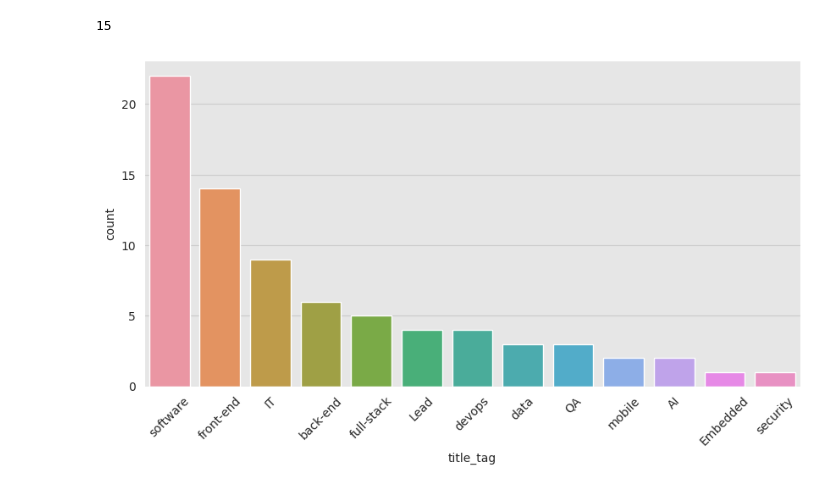
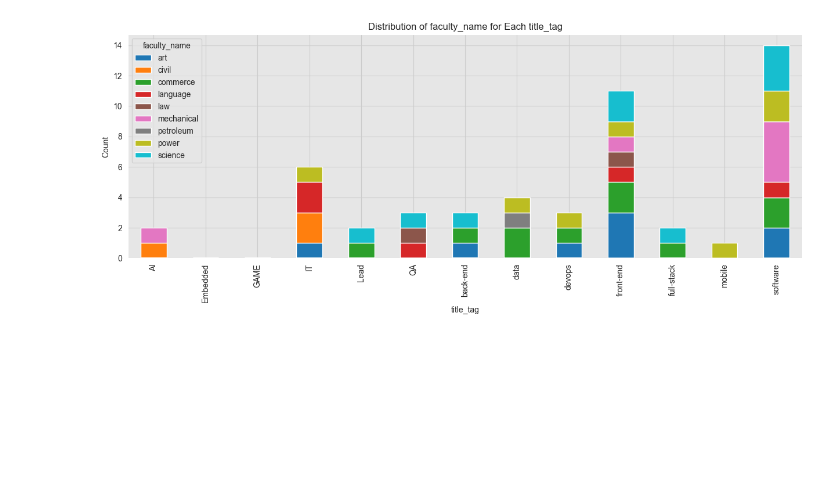
Before and after one commit to Mostafa-wael/Exploring-the-Landscape-of-the-Egyptian-Software-Market, a Jupyter notebook: notebooks/mechanism.ipynb, the cells around one changed output. Cells and saved outputs as stored; diff of their text form; code cells hidden in the pictures; blank space fills up the shorter version.

```diff
--- a/notebooks/mechanism.ipynb
+++ b/notebooks/mechanism.ipynb
@@ -23,6 +47,7 @@ education_df.head()
 # %%
-experience_df = pd.read_csv('../data/preprocessed-data/normalized csv/experiences.csv')
 experience_df = experience_df[(experience_df['title_tag'] != 'internship') & (experience_df['EmploymentType'] != 'Internship')]
-experience_df = experience_df[(experience_df['title_tag'] != 'student') & (experience_df['title_tag'] != 'teaching')]
+experience_df = experience_df[(experience_df['title_tag'] != 'student')]
+experience_df = experience_df[(experience_df['title_tag'] != 'teaching')]
+print(experience_df.shape)
 experience_df.head()
 # %% [output]
@@ -122,13 +197,13 @@ Name: faculty_name, dtype: int64
-# %%
-# get number of these who studied in iti
-len(education_df[(education_df['User'].isin(df['User'])) & (education_df['university_name'] == '#iti')])
-# %% [output]
-15
-# %%
-# vis title tag
-plt.figure(figsize=(10, 5))
-sns.countplot(x='title_tag', data=df, order=df['title_tag'].value_counts().index)
-plt.xticks(rotation=45)
-plt.show()
-# %% [output]
-[figure, removed]
+# %%
+# Draw a stack plot to show the percentage each faculty_name and title_tag for the shifted_df
+segment_counts = shifted_df.groupby(['title_tag', 'faculty_name']).size().unstack()
+# drop the did not specify column
+segment_counts = segment_counts.drop('did not specify', axis=1)
+segment_counts.plot(kind='bar', stacked=True, figsize=(15, 5), colormap='tab10')
+plt.xlabel('title_tag')
+plt.ylabel('Count')
+plt.title('Distribution of faculty_name for Each title_tag')
+plt.legend(title='faculty_name')
+plt.show()
+# %% [output]
+[figure, added]
```
Also changed, not shown: parts of 21 cells of this notebook.
